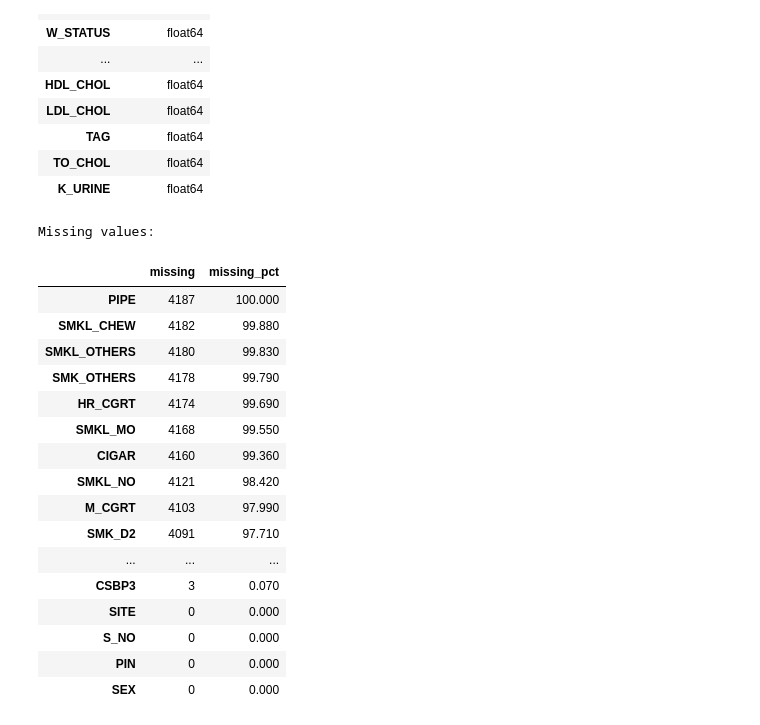
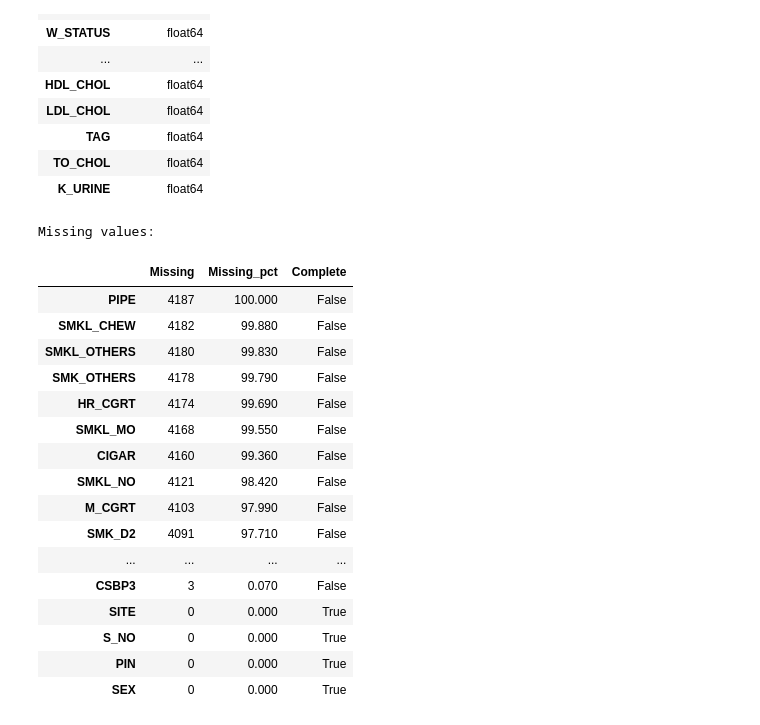
Before and after one commit to Phawazz/HyperSense, a Jupyter notebook: HyperSense v1.2/01_transportability.ipynb, the cells around one changed output. Drawn from its saved outputs; the diff is of its cells as text; code cells hidden in the pictures.

```diff
--- a/HyperSense v1.2/01_transportability.ipynb
+++ b/HyperSense v1.2/01_transportability.ipynb
@@ -158,34 +160,36 @@ Data types:
 # %%
 # Missing values?
 
-print("\nMissing values:")
-missing = (
+missing_summary = (
     remah.isna()
     .sum()
-    .to_frame("missing")
+    .to_frame("Missing")
     .assign(
-        missing_pct=lambda x: (x["missing"] / len(remah) * 100).round(2)
+        Missing_pct=lambda x: (x["Missing"] / len(remah) * 100).round(2)
     )
-    .sort_values("missing", ascending=False)
+    .assign(
+        Complete=lambda x: x["Missing"] == 0
+    )
+    .sort_values("Missing", ascending=False)
 )
-
-display(missing)
+print("\nMissing values:")
+display(missing_summary)
 # %% [output]
 Missing values:
-|  | missing | missing_pct |
-| PIPE | 4187 | 100.000 |
-| SMKL_CHEW | 4182 | 99.880 |
-| SMKL_OTHERS | 4180 | 99.830 |
-| SMK_OTHERS | 4178 | 99.790 |
-| HR_CGRT | 4174 | 99.690 |
-| SMKL_MO | 4168 | 99.550 |
-| CIGAR | 4160 | 99.360 |
-| SMKL_NO | 4121 | 98.420 |
-| M_CGRT | 4103 | 97.990 |
-| SMK_D2 | 4091 | 97.710 |
-| ... | ... | ... |
-| CSBP3 | 3 | 0.070 |
-| SITE | 0 | 0.000 |
-| S_NO | 0 | 0.000 |
-| PIN | 0 | 0.000 |
-| SEX | 0 | 0.000 |
+|  | Missing | Missing_pct | Complete |
+| PIPE | 4187 | 100.000 | False |
+| SMKL_CHEW | 4182 | 99.880 | False |
+| SMKL_OTHERS | 4180 | 99.830 | False |
+| SMK_OTHERS | 4178 | 99.790 | False |
+| HR_CGRT | 4174 | 99.690 | False |
+| SMKL_MO | 4168 | 99.550 | False |
+| CIGAR | 4160 | 99.360 | False |
+| SMKL_NO | 4121 | 98.420 | False |
+| M_CGRT | 4103 | 97.990 | False |
+| SMK_D2 | 4091 | 97.710 | False |
+| ... | ... | ... | ... |
+| CSBP3 | 3 | 0.070 | False |
+| SITE | 0 | 0.000 | True |
+| S_NO | 0 | 0.000 | True |
+| PIN | 0 | 0.000 | True |
+| SEX | 0 | 0.000 | True |
```
Also changed, not shown: parts of 5 cells of this notebook.
